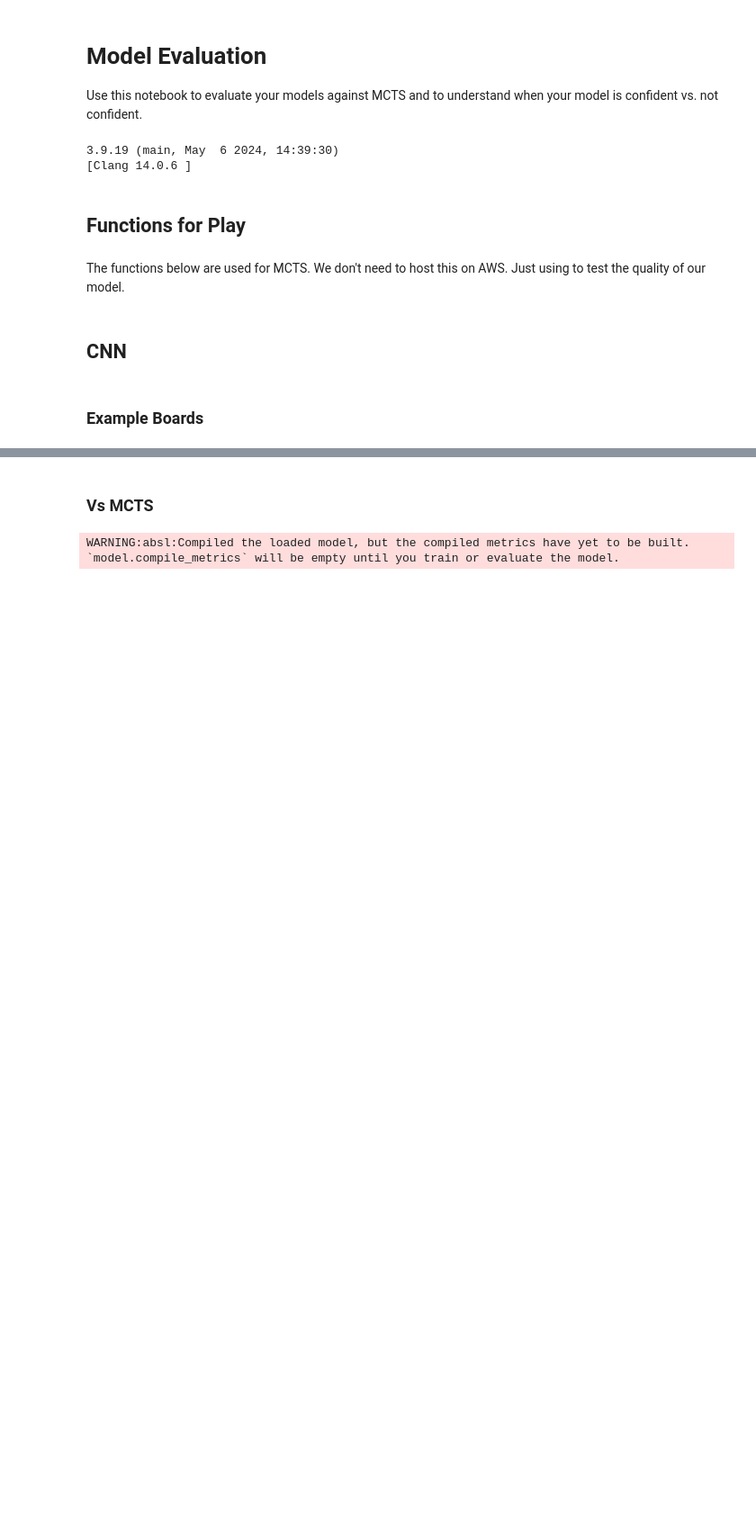
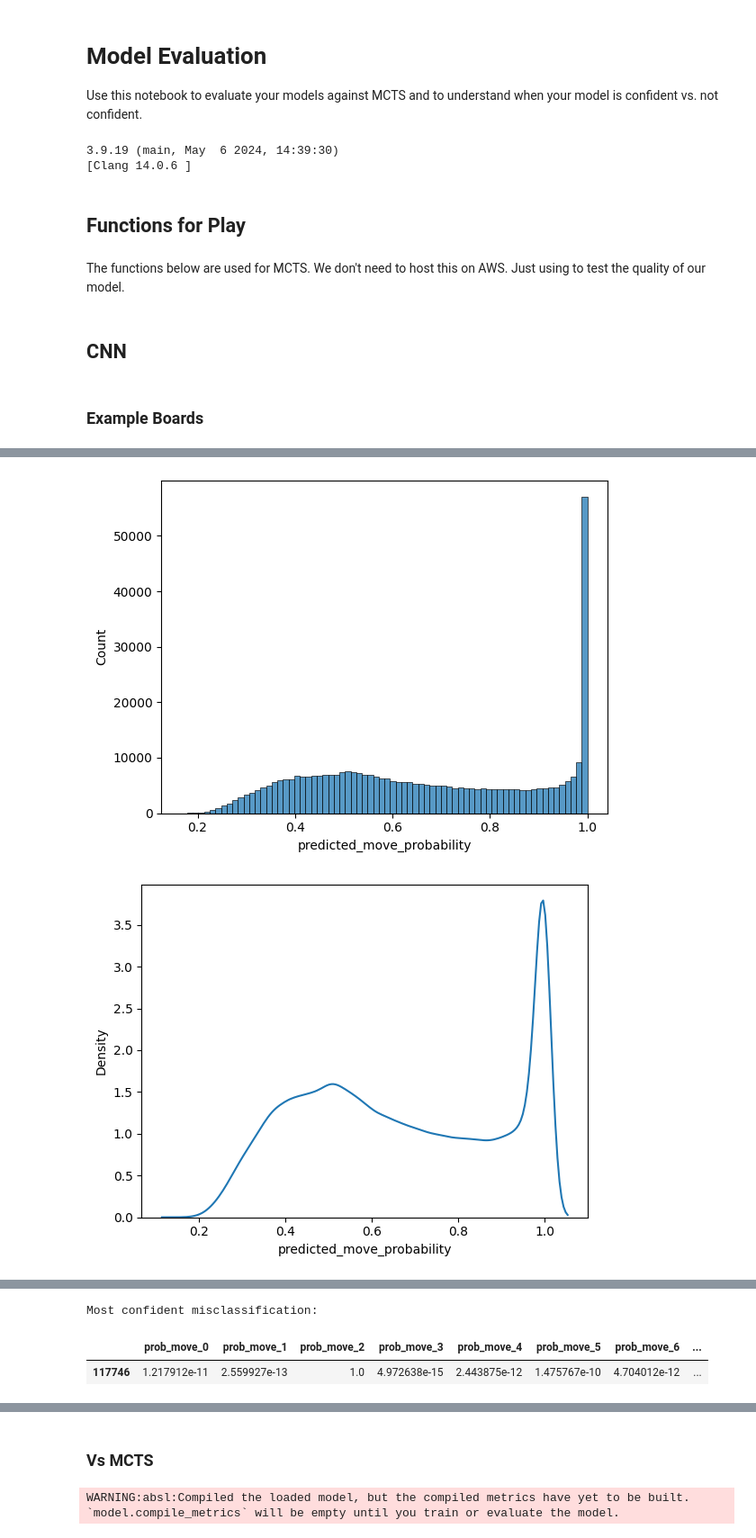
Before and after one commit to kzapalac/Connect4, a Jupyter notebook: model_evaluation.ipynb, the cells around one changed output, grey strips where cells are left out. Shown at 90% size. Cells and saved outputs as stored; diff of their text form; code cells hidden in the pictures; blank space fills up the shorter version.

Commit message:
Add code to get poorly classified boards.

```diff
--- a/model_evaluation.ipynb
+++ b/model_evaluation.ipynb
@@ -450,0 +442,6 @@ def mcts(board_temp,color0,nsteps):
+# %%
+# load the best model
+custom_objects = {
+    'softmax_v2': tf.keras.activations.softmax
+}
+model = load_model(cnn_filename, custom_objects=custom_objects)
@@ -450,0 +450,10 @@ def mcts(board_temp,color0,nsteps):
+# %%
+y_hat = model.predict(X)
+y_hat_df = pd.DataFrame(y_hat, columns=[f"prob_move_{i}" for i in range(7)])
+y_hat_df['predicted_move'] = np.argmax(y_hat, axis=1)
+y_hat_df['predicted_move_probability'] = np.max(y_hat, axis=1)
+y_hat_df['actual_move'] = df['y']
+y_hat_df["actual_move_probability"] = y_hat[np.arange(len(y_hat)), df['y'].values]
+y_hat_df['x'] = df['x']
+
+display(y_hat_df.head())
@@ -450,0 +468,26 @@ def mcts(board_temp,color0,nsteps):
+# %%
+# boards not classified well and confident
+confident_misclassifications = y_hat_df[
+    y_hat_df['predicted_move']!=y_hat_df['actual_move']
+    ].sort_values(by='predicted_move_probability', ascending=False)
+
+# distribution of predicted move probabilities
+sns.histplot(x=confident_misclassifications['predicted_move_probability'])
+plt.show()
+sns.kdeplot(x=confident_misclassifications['predicted_move_probability'])
+plt.show()
+
+# distribution of actual move probabilities
+sns.histplot(x=confident_misclassifications['actual_move_probability'])
+plt.show()
+sns.kdeplot(x=confident_misclassifications['actual_move_probability'])
+plt.show()
+
+# plot the most confident board and compare what the predicted and actual move was
+most_confident_misclassification = confident_misclassifications.head(1)
+print('Most confident misclassification:')
+display(most_confident_misclassification)
+plot_connect4(most_confident_misclassification['x'].iloc[0])
+# %% [output]
+[figure, added]
+[figure, added]
@@ -450,0 +496,3 @@ def mcts(board_temp,color0,nsteps):
+Most confident misclassification:
+|  | prob_move_0 | prob_move_1 | prob_move_2 | prob_move_3 | prob_move_4 | prob_move_5 | prob_move_6 | ... |
+| 117746 | 1.217912e-11 | 2.559927e-13 | 1.0 | 4.972638e-15 | 2.443875e-12 | 1.475767e-10 | 4.704012e-12 | ... |
```
Also changed, not shown: parts of 9 cells of this notebook.
